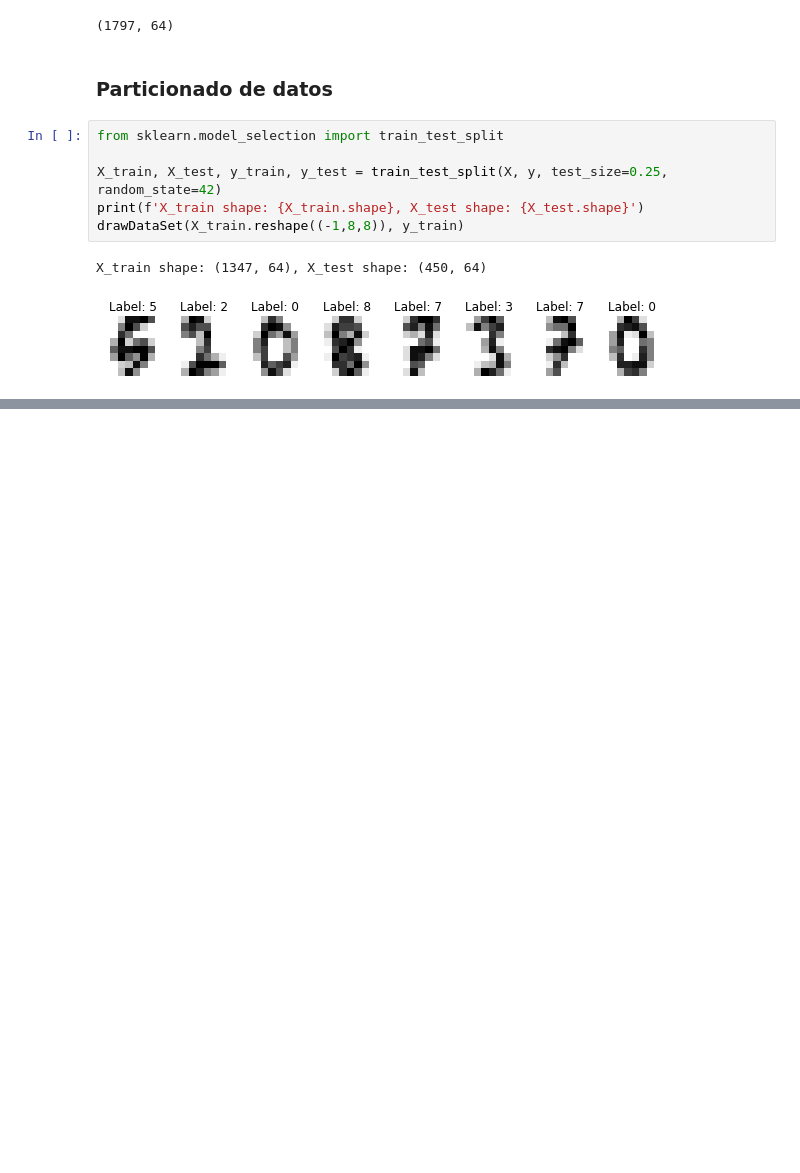
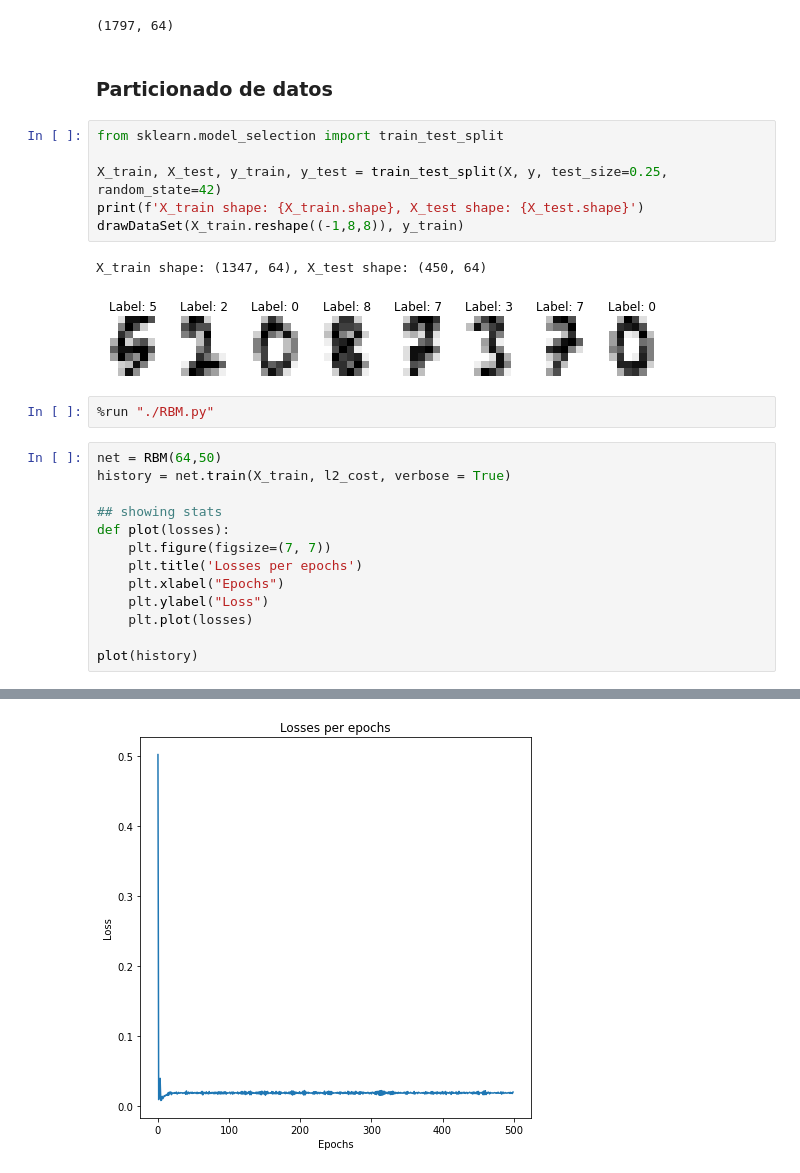
Before and after one commit to eduard2diaz/RBM, a Jupyter notebook: MNIST.ipynb, the cells around one changed output, grey strips where cells are left out. Saved outputs shown, nothing was run; the diff lists cells and outputs as text; blank space fills up the shorter version.

```diff
--- a/MNIST.ipynb
+++ b/MNIST.ipynb
@@ -43,3 +43,19 @@ drawDataSet(X_train.reshape((-1,8,8)), y_train)
 # %% [output]
 X_train shape: (1347, 64), X_test shape: (450, 64)
 [figure]
+# %%
+%run "./RBM.py"
+# %%
+net = RBM(64,50)
+history = net.train(X_train, l2_cost, verbose = True)
+
+## showing stats
+def plot(losses):
+    plt.figure(figsize=(7, 7))
+    plt.title('Losses per epochs')
+    plt.xlabel("Epochs")
+    plt.ylabel("Loss")
+    plt.plot(losses)
+
+plot(history)
+# %% [output]
@@ -45,0 +79 @@ X_train shape: (1347, 64), X_test shape: (450, 64)
+[figure, added]
```
Also changed, not shown: parts of 2 cells of this notebook, 4 other files.
